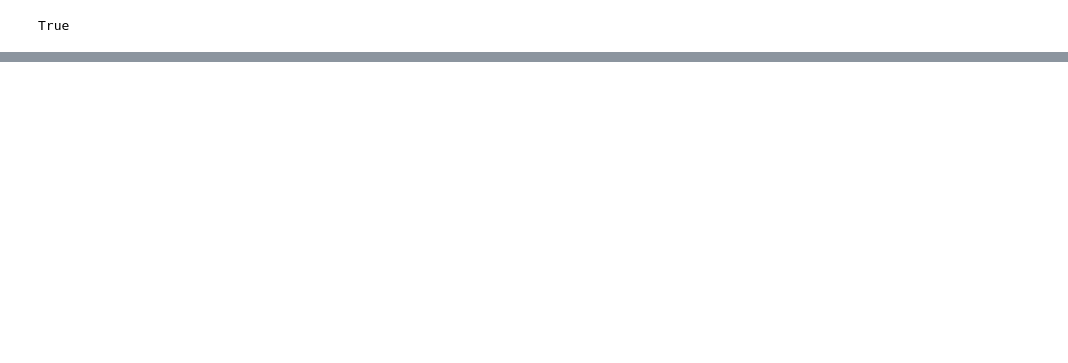
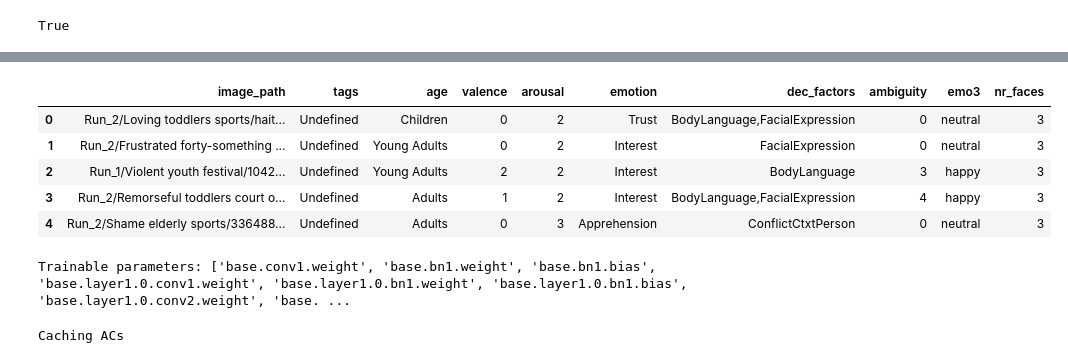
Before and after one commit to jarnedemoenvub/nsai_social_cognition, a Jupyter notebook: code/notebooks/nsai4_1.ipynb, the cells around one changed output, grey strips where cells are left out. Cells and saved outputs as stored; diff of their text form; code cells hidden in the pictures; blank space fills up the shorter version.

```diff
--- a/code/notebooks/nsai4_1.ipynb
+++ b/code/notebooks/nsai4_1.ipynb
@@ -844,0 +621,2 @@ neutral: 0.0001
+# %%
+boxes_df = pd.read_csv(os.path.join(findingemo_dir, "face_boxes.csv"))
@@ -844,0 +632,12 @@ neutral: 0.0001
+# %%
+# Based on boxes_df we can add the column nr_faces for each original image in df
+df['nr_faces'] = df.index.map(boxes_df['index'].value_counts()).fillna(0).astype(int)
+# %%
+df.head()
+# %% [output]
+|  | image_path | tags | age | valence | arousal | emotion | dec_factors | ambiguity | emo3 | nr_faces |
+| 0 | Run_2/Loving toddlers sports/hait... | Undefined | Children | 0 | 2 | Trust | BodyLanguage,FacialExpression | 0 | neutral | 3 |
+| 1 | Run_2/Frustrated forty-something ... | Undefined | Young Adults | 0 | 2 | Interest | FacialExpression | 0 | neutral | 3 |
+| 2 | Run_1/Violent youth festival/1042... | Undefined | Young Adults | 2 | 2 | Interest | BodyLanguage | 3 | happy | 3 |
+| 3 | Run_2/Remorseful toddlers court o... | Undefined | Adults | 1 | 2 | Interest | BodyLanguage,FacialExpression | 4 | happy | 3 |
+| 4 | Run_2/Shame elderly sports/336488... | Undefined | Adults | 0 | 3 | Apprehension | ConflictCtxtPerson | 0 | neutral | 3 |
@@ -844,0 +669,11 @@ neutral: 0.0001
+# %%
+trainable = [name for name, p in face_model.named_parameters() if p.requires_grad]
+print("Trainable parameters:", trainable)
+# %% [output]
+Trainable parameters: ['base.conv1.weight', 'base.bn1.weight', 'base.bn1.bias', 'base.layer1.0.conv1.weight', 'base.layer1.0.bn1.weight', 'base.layer1.0.bn1.bias', 'base.layer1.0.conv2.weight', 'base. ...
+# %%
+model = Model(os.path.join(prolog_dir, "model4_1.pl"), [face_network])
+model.set_engine(ExactEngine(model), cache=True)
+model.optimizer = SGD(model, lr_model)
+# %% [output]
+Caching ACs
```
Also changed, not shown: parts of 29 cells of this notebook, 1 other file.
